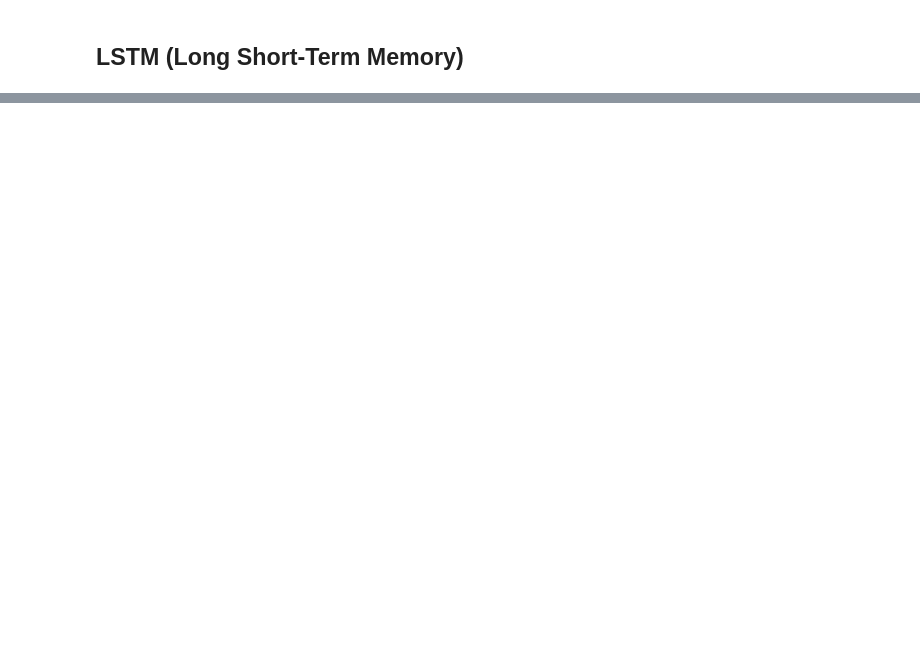
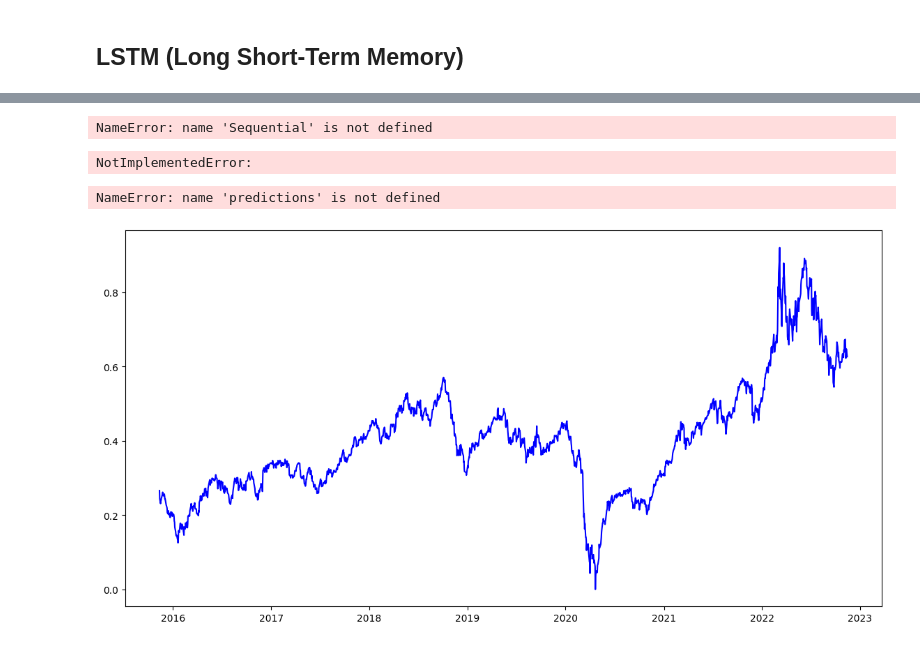
Before and after one commit to matidesalegn/brent-oil-analysis, a Jupyter notebook: notebooks/03_advanced_analysis.ipynb, the cells around one changed output, grey strips where cells are left out. Drawn from its saved outputs; the diff is of its cells as text; code cells hidden in the pictures; blank space fills up the shorter version.

Commit message:
Some changes on LSTM

```diff
--- a/notebooks/03_advanced_analysis.ipynb
+++ b/notebooks/03_advanced_analysis.ipynb
@@ -408,0 +534,66 @@ ModuleNotFoundError: No module named 'distutils'
+# %%
+train_size = int(len(scaled_series) * 0.80)
+test_size = len(scaled_series) - train_size
+train, test = scaled_series[0:train_size], scaled_series[train_size:len(scaled_series)]
+# %%
+def create_lstm_model(input_shape):
+    model = Sequential()
+    model.add(LSTM(units=50, return_sequences=True, input_shape=input_shape))
+    model.add(Dropout(0.2))
+    model.add(LSTM(units=50))
+    model.add(Dropout(0.2))
+    model.add(Dense(units=1))
+
+    model.compile(optimizer='adam', loss='mean_squared_error')
+    return model
+
+# Reshape data for LSTM (samples, time steps, features)
+X_train = []
+y_train = []
+for i in range(60, len(train)):
+    X_train.append(train[i-60:i, 0])
+    y_train.append(train[i, 0])
+X_train, y_train = np.array(X_train), np.array(y_train)
+X_train = np.reshape(X_train, (X_train.shape[0], X_train.shape[1], 1))
+
+# Create LSTM model
+model = create_lstm_model((X_train.shape[1], 1))
+
+# Train the model
+model.fit(X_train, y_train, epochs=100, batch_size=32)
+# %% [output]
+NameError: name 'Sequential' is not defined
+# %%
+# Prepare test data
+inputs = series[len(series) - len(test) - 60:]
+inputs = inputs.reshape(-1,1)
+inputs  = scaler.transform(inputs)
+
+X_test = []
+for i in range(60,inputs.shape[0]):
+    X_test.append(inputs[i-60:i,0])
+X_test = np.array(X_test)
+
+# Reshape for LSTM
+X_test = np.reshape(X_test, (X_test.shape[0],X_test.shape[1],1))
+
+# Make predictions
+predictions = model.predict(X_test)
+
+# Inverse transform predictions
+predictions = scaler.inverse_transform(predictions)
+# %% [output]
+NotImplementedError:
+# %%
+# Plot actual vs predicted
+plt.figure(figsize=(14, 7))
+plt.plot(data.index[-len(test):], test, color='blue', label='Actual Price')
+plt.plot(data.index[-len(test):], predictions, color='red', label='Predicted Price')
+plt.title('Brent Oil Prices Prediction with LSTM')
+plt.xlabel('Date')
+plt.ylabel('Price')
+plt.legend()
+plt.show()
+# %% [output]
+NameError: name 'predictions' is not defined
+[figure, added]
```
Also changed, not shown: parts of 8 cells of this notebook, 1 other file.
